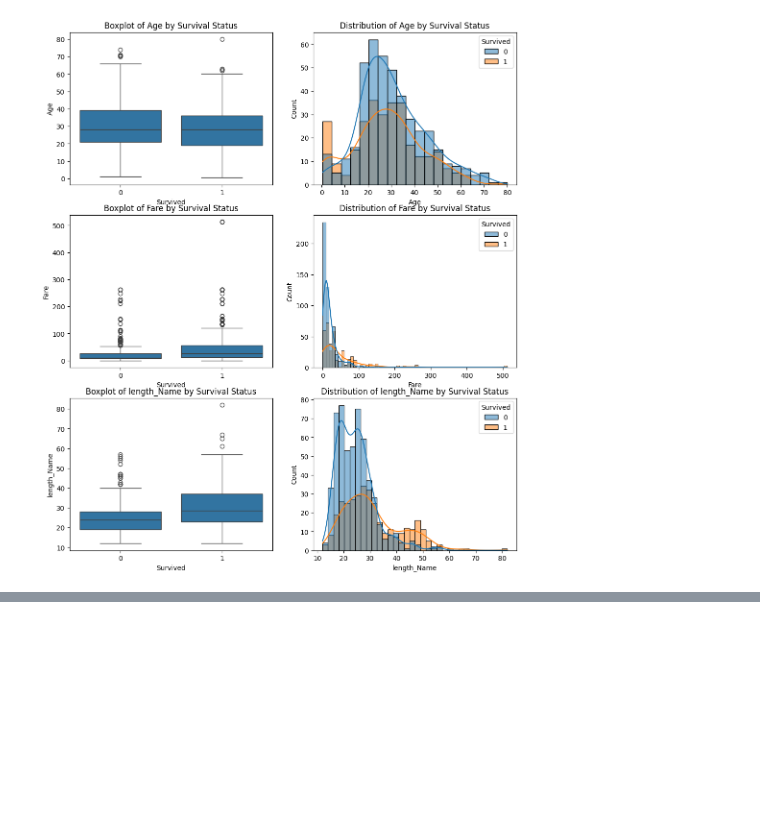
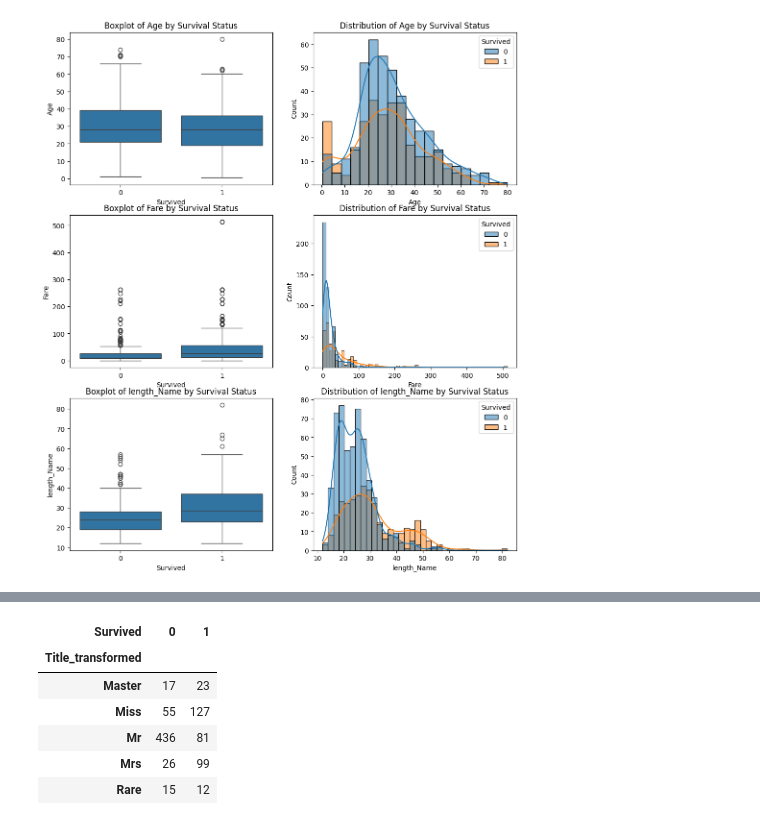
Before and after one commit to aibarC/titanic-ml-optuna, a Jupyter notebook: notebooks/01_EDA_feature_engineering.ipynb, the cells around one changed output, grey strips where cells are left out. Saved outputs shown, nothing was run; the diff lists cells and outputs as text; code cells hidden in the pictures; blank space fills up the shorter version.

```diff
--- a/notebooks/01_EDA_feature_engineering.ipynb
+++ b/notebooks/01_EDA_feature_engineering.ipynb
@@ -283,0 +357,12 @@ for i, col in enumerate(num_cols.drop('PassengerId')):
+# %%
+pd.pivot_table(df, index='Title_transformed',
+                   aggfunc='count', columns='Survived',
+                   values='PassengerId', observed=True)
+# %% [output]
+| Survived | 0 | 1 |
+| Title_transformed |  |  |
+| Master | 17 | 23 |
+| Miss | 55 | 127 |
+| Mr | 436 | 81 |
+| Mrs | 26 | 99 |
+| Rare | 15 | 12 |
```
Also changed, not shown: parts of 13 cells of this notebook.
